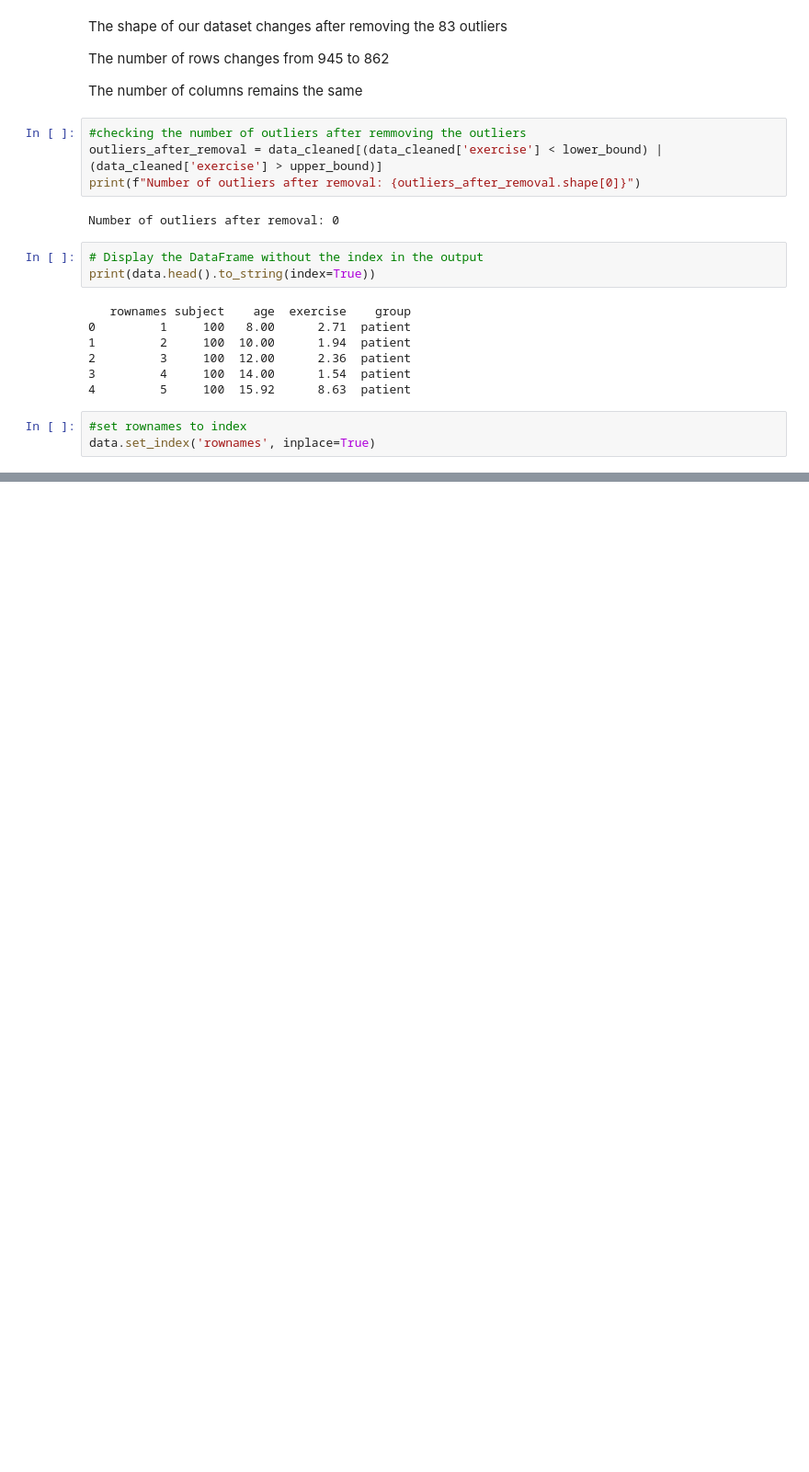
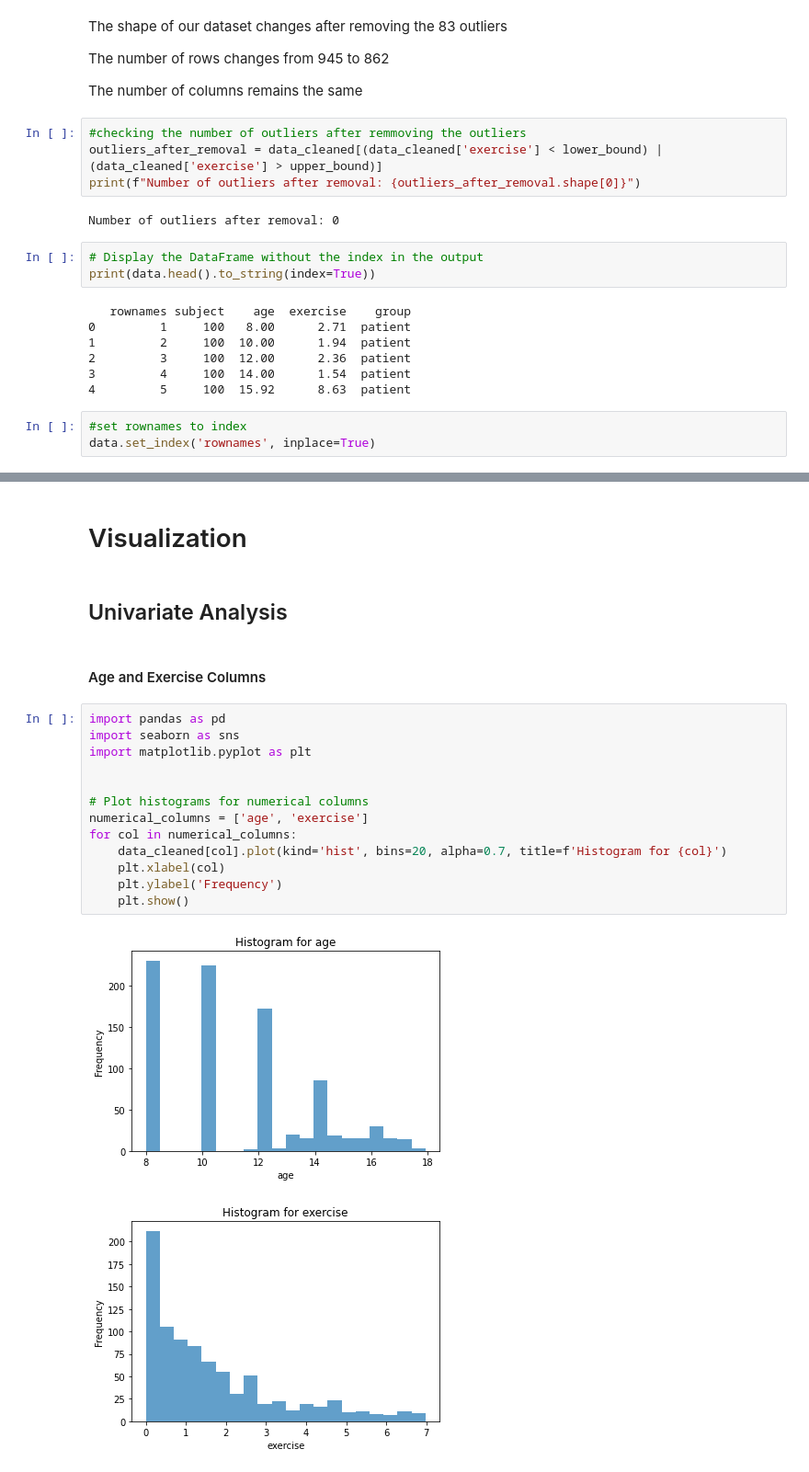
Before and after one commit to CessNgunjiri/Project, a Jupyter notebook: cecilia.ipynb, the cells around one changed output, grey strips where cells are left out. Shown at 92% size. Drawn from its saved outputs; the diff is of its cells as text; blank space fills up the shorter version.

Commit message:
uploading eda,data preprocessing and modeling

```diff
--- a/cecilia.ipynb
+++ b/cecilia.ipynb
@@ -213,0 +229,22 @@ data.head()
+# %% [markdown]
+# Visualization
+# %% [markdown]
+## Univariate Analysis
+# %% [markdown]
+#### Age and Exercise Columns
+# %%
+import pandas as pd
+import seaborn as sns
+import matplotlib.pyplot as plt
+
+
+# Plot histograms for numerical columns
+numerical_columns = ['age', 'exercise']
+for col in numerical_columns:
+    data_cleaned[col].plot(kind='hist', bins=20, alpha=0.7, title=f'Histogram for {col}')
+    plt.xlabel(col)
+    plt.ylabel('Frequency')
+    plt.show()
+# %% [output]
+[figure, added]
+[figure, added]
```
Also changed, not shown: parts of 45 cells of this notebook.
